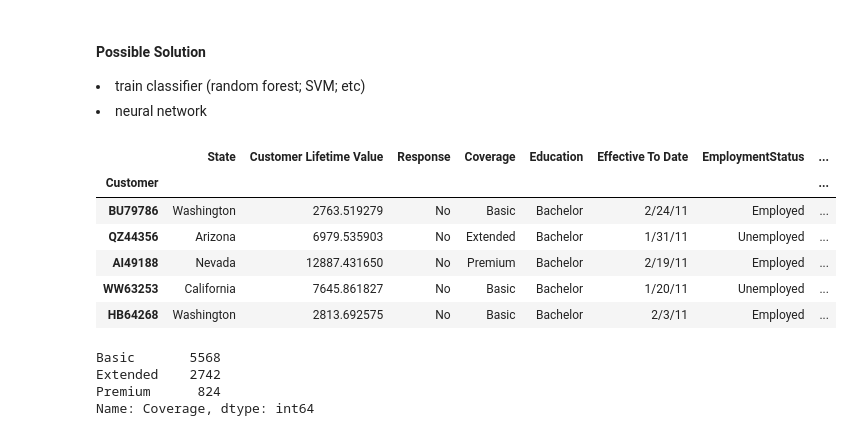
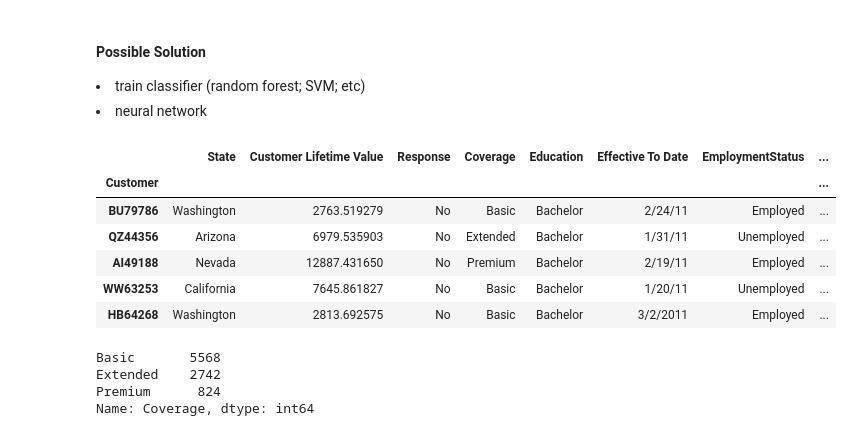
Before and after one commit to jiashaoxiong/4523-A-Group, a Jupyter notebook: WS_Part1.ipynb, the cells around one changed output. Drawn from its saved outputs; the diff is of its cells as text; code cells hidden in the pictures.

```diff
--- a/WS_Part1.ipynb
+++ b/WS_Part1.ipynb
@@ -17,35 +17,35 @@ import numpy as np
 import matplotlib.pyplot as plt
 import matplotlib.transforms as transforms
 import seaborn as sns
 import sklearn.metrics as metricss
 from sklearn.model_selection import train_test_split
 from sklearn.preprocessing import LabelEncoder, StandardScaler
 from sklearn.model_selection import cross_val_score
 from sklearn.linear_model import LogisticRegression
 from sklearn.svm import SVC
 from sklearn.ensemble import RandomForestClassifier
 from sklearn.tree import DecisionTreeClassifier
 from sklearn.neighbors import KNeighborsClassifier
 from sklearn.naive_bayes import GaussianNB
 from sklearn.metrics import classification_report, confusion_matrix, accuracy_score
 
 
 # read data
 pd.set_option('display.max_rows', 500)
 pd.set_option('display.max_columns', 500)
 pd.set_option('display.width', 1000)
-data = pd.read_csv('WA_Fn-UseC_-Marketing-Customer-Value-Analysis.csv')
+data = pd.read_csv('AutoInsurance.csv')
 df = data.copy()
 df.set_index('Customer', inplace= True) #the customer number is irelative with the classification so set it as index
 df.head()
 # %% [output]
 |  | State | Customer Lifetime Value | Response | Coverage | Education | Effective To Date | EmploymentStatus | ... |
 | Customer |  |  |  |  |  |  |  | ... |
 | BU79786 | Washington | 2763.519279 | No | Basic | Bachelor | 2/24/11 | Employed | ... |
 | QZ44356 | Arizona | 6979.535903 | No | Extended | Bachelor | 1/31/11 | Unemployed | ... |
 | AI49188 | Nevada | 12887.431650 | No | Premium | Bachelor | 2/19/11 | Employed | ... |
 | WW63253 | California | 7645.861827 | No | Basic | Bachelor | 1/20/11 | Unemployed | ... |
-| HB64268 | Washington | 2813.692575 | No | Basic | Bachelor | 2/3/11 | Employed | ... |
+| HB64268 | Washington | 2813.692575 | No | Basic | Bachelor | 3/2/2011 | Employed | ... |
 # %%
 df['Coverage'].value_counts()
 # %% [output]
```
Also changed, not shown: parts of 1 cell of this notebook.
